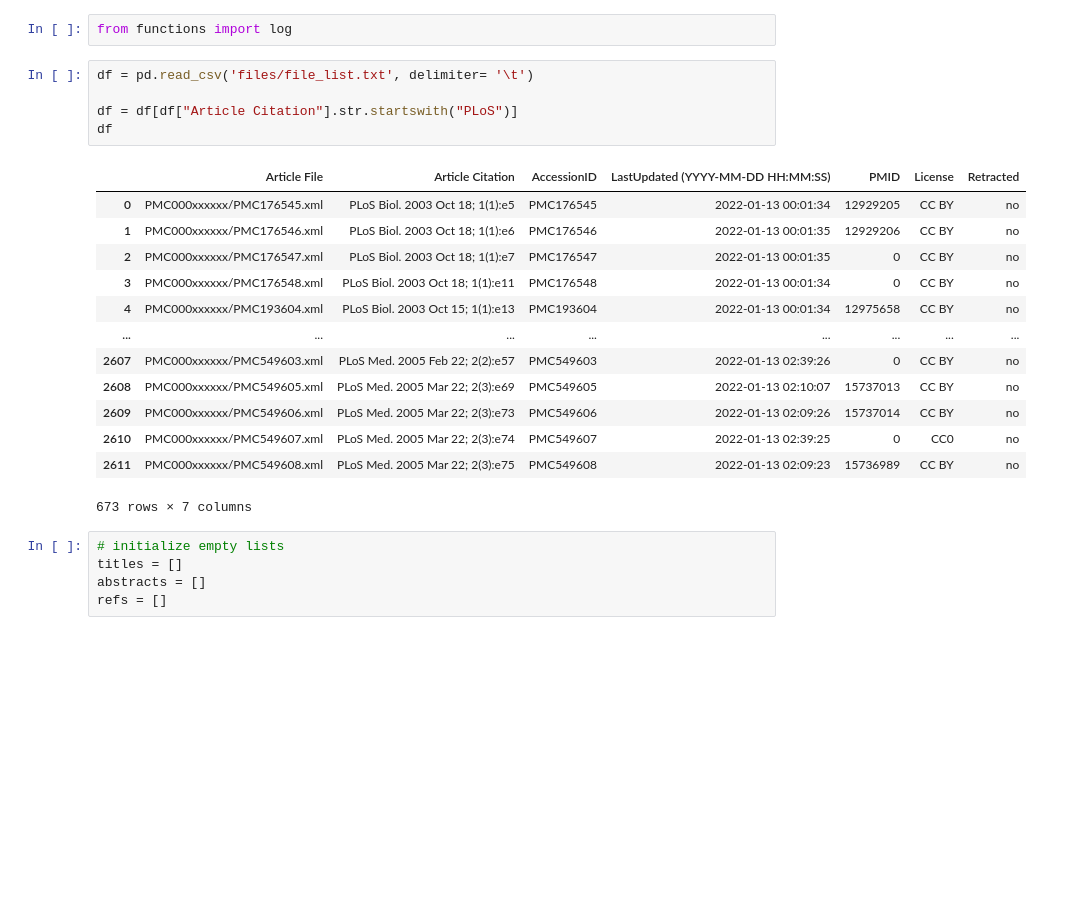
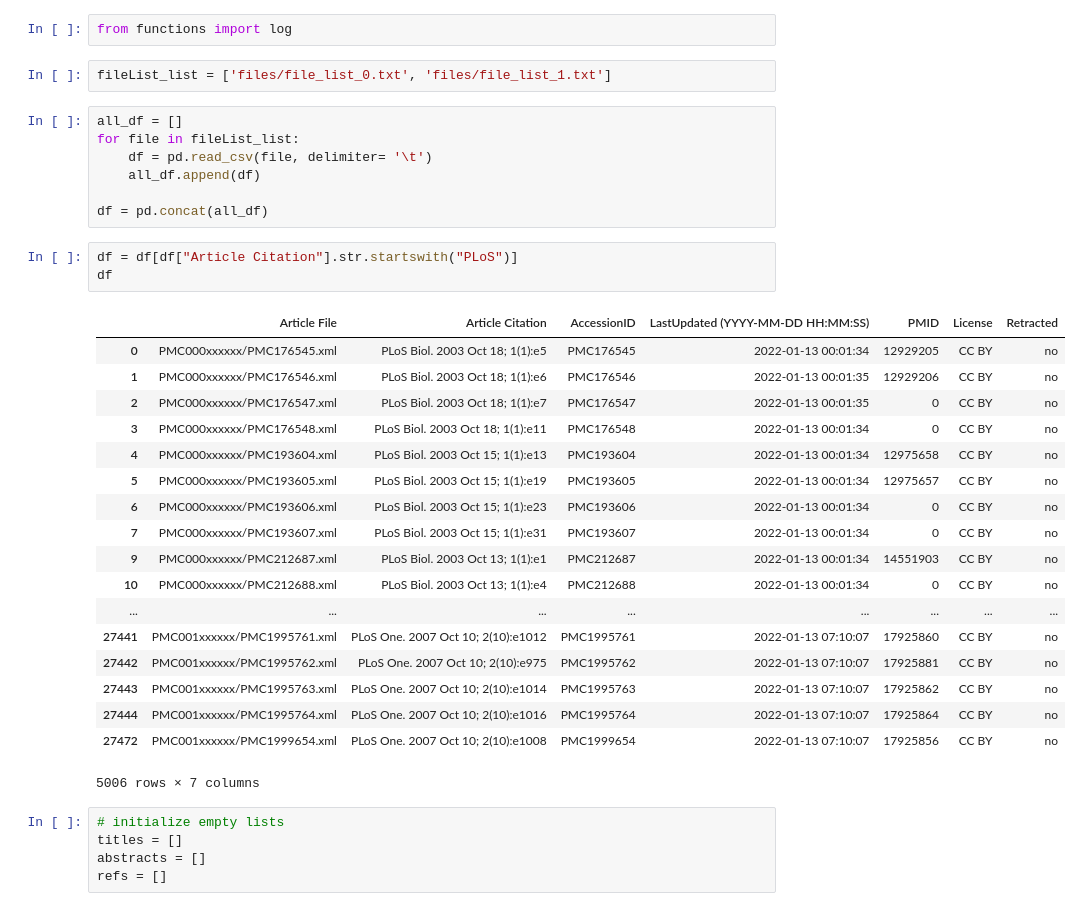
Before and after one commit to danny4343/science-tree, a Jupyter notebook: select_files.ipynb, the cells around one changed output. Drawn from its saved outputs; the diff is of its cells as text; blank space fills up the shorter version.

```diff
--- a/select_files.ipynb
+++ b/select_files.ipynb
@@ -4,25 +4,37 @@ import xml.etree.ElementTree as ET
 import statistics as s
 # %%
 from functions import log
+# %%
+fileList_list = ['files/file_list_0.txt', 'files/file_list_1.txt']
+# %%
+all_df = []
+for file in fileList_list:
+    df = pd.read_csv(file, delimiter= '\t')
+    all_df.append(df)
+
+df = pd.concat(all_df)
 # %%
-df = pd.read_csv('files/file_list.txt', delimiter= '\t')
-
 df = df[df["Article Citation"].str.startswith("PLoS")]
 df
 # %% [output]
 |  | Article File | Article Citation | AccessionID | LastUpdated (YYYY-MM-DD HH:MM:SS) | PMID | License | Retracted |
 | 0 | PMC000xxxxxx/PMC176545.xml | PLoS Biol. 2003 Oct 18; 1(1):e5 | PMC176545 | 2022-01-13 00:01:34 | 12929205 | CC BY | no |
 | 1 | PMC000xxxxxx/PMC176546.xml | PLoS Biol. 2003 Oct 18; 1(1):e6 | PMC176546 | 2022-01-13 00:01:35 | 12929206 | CC BY | no |
 | 2 | PMC000xxxxxx/PMC176547.xml | PLoS Biol. 2003 Oct 18; 1(1):e7 | PMC176547 | 2022-01-13 00:01:35 | 0 | CC BY | no |
 | 3 | PMC000xxxxxx/PMC176548.xml | PLoS Biol. 2003 Oct 18; 1(1):e11 | PMC176548 | 2022-01-13 00:01:34 | 0 | CC BY | no |
 | 4 | PMC000xxxxxx/PMC193604.xml | PLoS Biol. 2003 Oct 15; 1(1):e13 | PMC193604 | 2022-01-13 00:01:34 | 12975658 | CC BY | no |
+| 5 | PMC000xxxxxx/PMC193605.xml | PLoS Biol. 2003 Oct 15; 1(1):e19 | PMC193605 | 2022-01-13 00:01:34 | 12975657 | CC BY | no |
+| 6 | PMC000xxxxxx/PMC193606.xml | PLoS Biol. 2003 Oct 15; 1(1):e23 | PMC193606 | 2022-01-13 00:01:34 | 0 | CC BY | no |
+| 7 | PMC000xxxxxx/PMC193607.xml | PLoS Biol. 2003 Oct 15; 1(1):e31 | PMC193607 | 2022-01-13 00:01:34 | 0 | CC BY | no |
+| 9 | PMC000xxxxxx/PMC212687.xml | PLoS Biol. 2003 Oct 13; 1(1):e1 | PMC212687 | 2022-01-13 00:01:34 | 14551903 | CC BY | no |
+| 10 | PMC000xxxxxx/PMC212688.xml | PLoS Biol. 2003 Oct 13; 1(1):e4 | PMC212688 | 2022-01-13 00:01:34 | 0 | CC BY | no |
 | ... | ... | ... | ... | ... | ... | ... | ... |
-| 2607 | PMC000xxxxxx/PMC549603.xml | PLoS Med. 2005 Feb 22; 2(2):e57 | PMC549603 | 2022-01-13 02:39:26 | 0 | CC BY | no |
-| 2608 | PMC000xxxxxx/PMC549605.xml | PLoS Med. 2005 Mar 22; 2(3):e69 | PMC549605 | 2022-01-13 02:10:07 | 15737013 | CC BY | no |
-| 2609 | PMC000xxxxxx/PMC549606.xml | PLoS Med. 2005 Mar 22; 2(3):e73 | PMC549606 | 2022-01-13 02:09:26 | 15737014 | CC BY | no |
-| 2610 | PMC000xxxxxx/PMC549607.xml | PLoS Med. 2005 Mar 22; 2(3):e74 | PMC549607 | 2022-01-13 02:39:25 | 0 | CC0 | no |
-| 2611 | PMC000xxxxxx/PMC549608.xml | PLoS Med. 2005 Mar 22; 2(3):e75 | PMC549608 | 2022-01-13 02:09:23 | 15736989 | CC BY | no |
+| 27441 | PMC001xxxxxx/PMC1995761.xml | PLoS One. 2007 Oct 10; 2(10):e1012 | PMC1995761 | 2022-01-13 07:10:07 | 17925860 | CC BY | no |
+| 27442 | PMC001xxxxxx/PMC1995762.xml | PLoS One. 2007 Oct 10; 2(10):e975 | PMC1995762 | 2022-01-13 07:10:07 | 17925881 | CC BY | no |
+| 27443 | PMC001xxxxxx/PMC1995763.xml | PLoS One. 2007 Oct 10; 2(10):e1014 | PMC1995763 | 2022-01-13 07:10:07 | 17925862 | CC BY | no |
+| 27444 | PMC001xxxxxx/PMC1995764.xml | PLoS One. 2007 Oct 10; 2(10):e1016 | PMC1995764 | 2022-01-13 07:10:07 | 17925864 | CC BY | no |
+| 27472 | PMC001xxxxxx/PMC1999654.xml | PLoS One. 2007 Oct 10; 2(10):e1008 | PMC1999654 | 2022-01-13 07:10:07 | 17925856 | CC BY | no |
-673 rows × 7 columns
+5006 rows × 7 columns
 # %%
 # initialize empty lists
 titles = []
```
Also changed, not shown: parts of 2 cells of this notebook, 4 other files.
